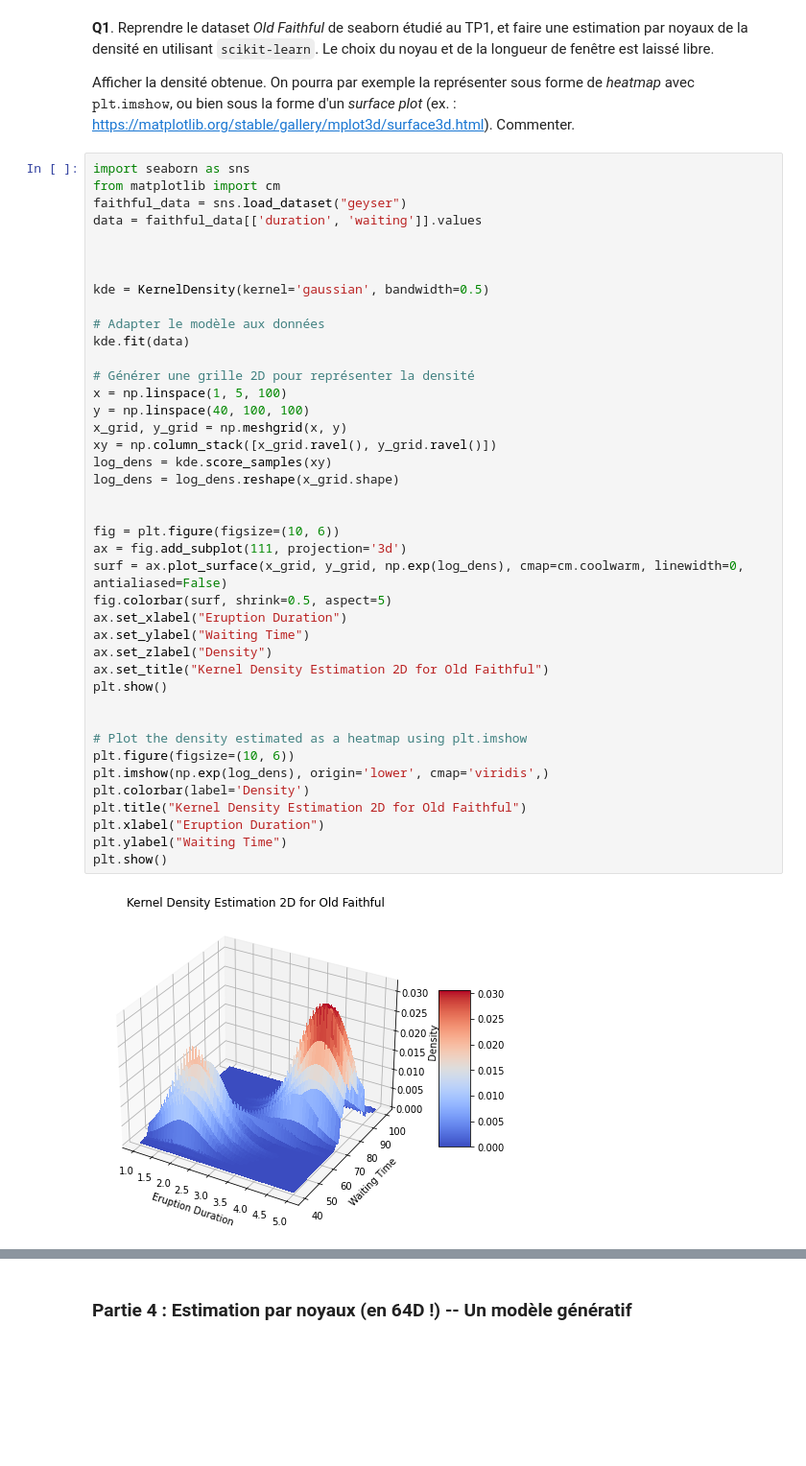
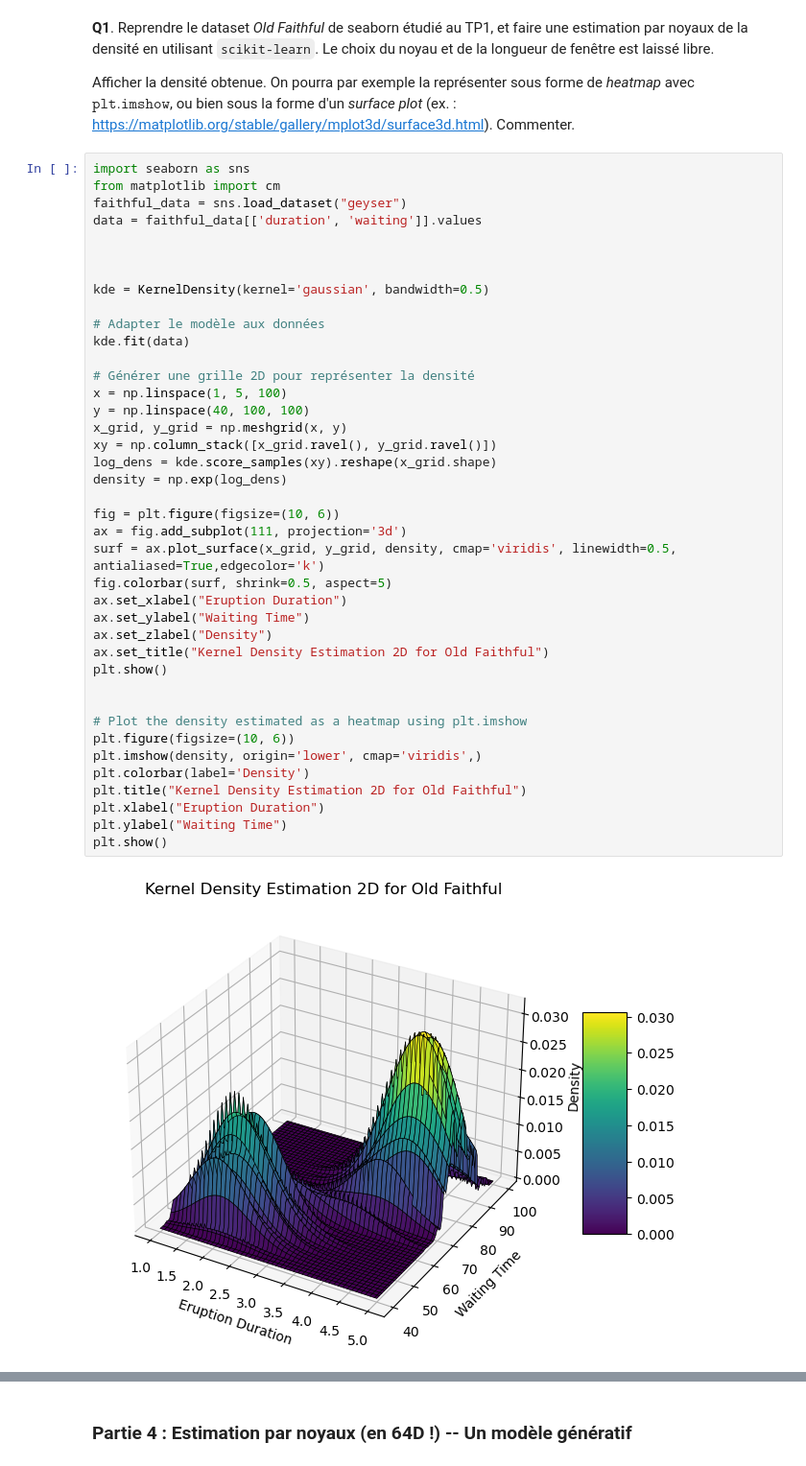
Before and after one commit to benech17/Estimation-SDIA, a Jupyter notebook: tp2_BENICHOU_BONNEFOY.ipynb, the cells around one changed output, grey strips where cells are left out. Shown at 96% size. Drawn from its saved outputs; the diff is of its cells as text; blank space fills up the shorter version.

```diff
--- a/tp2_BENICHOU_BONNEFOY.ipynb
+++ b/tp2_BENICHOU_BONNEFOY.ipynb
@@ -325,36 +354,35 @@ data = faithful_data[['duration', 'waiting']].values
 
 kde = KernelDensity(kernel='gaussian', bandwidth=0.5)
 
 # Adapter le modèle aux données
 kde.fit(data)
 
 # Générer une grille 2D pour représenter la densité
 x = np.linspace(1, 5, 100)
 y = np.linspace(40, 100, 100)
 x_grid, y_grid = np.meshgrid(x, y)
 xy = np.column_stack([x_grid.ravel(), y_grid.ravel()])
-log_dens = kde.score_samples(xy)
-log_dens = log_dens.reshape(x_grid.shape)
-
+log_dens = kde.score_samples(xy).reshape(x_grid.shape)
+density = np.exp(log_dens)
 
 fig = plt.figure(figsize=(10, 6))
 ax = fig.add_subplot(111, projection='3d')
-surf = ax.plot_surface(x_grid, y_grid, np.exp(log_dens), cmap=cm.coolwarm, linewidth=0, antialiased=False)
+surf = ax.plot_surface(x_grid, y_grid, density, cmap='viridis', linewidth=0.5, antialiased=True,edgecolor='k')
 fig.colorbar(surf, shrink=0.5, aspect=5)
 ax.set_xlabel("Eruption Duration")
 ax.set_ylabel("Waiting Time")
 ax.set_zlabel("Density")
 ax.set_title("Kernel Density Estimation 2D for Old Faithful")
 plt.show()
 
 
 # Plot the density estimated as a heatmap using plt.imshow
 plt.figure(figsize=(10, 6))
-plt.imshow(np.exp(log_dens), origin='lower', cmap='viridis',)
+plt.imshow(density, origin='lower', cmap='viridis',)
 plt.colorbar(label='Density')
 plt.title("Kernel Density Estimation 2D for Old Faithful")
 plt.xlabel("Eruption Duration")
 plt.ylabel("Waiting Time")
 plt.show()
 # %% [output]
-[figure, old version]
+[figure, new version]
```
Also changed, not shown: parts of 14 cells of this notebook.
